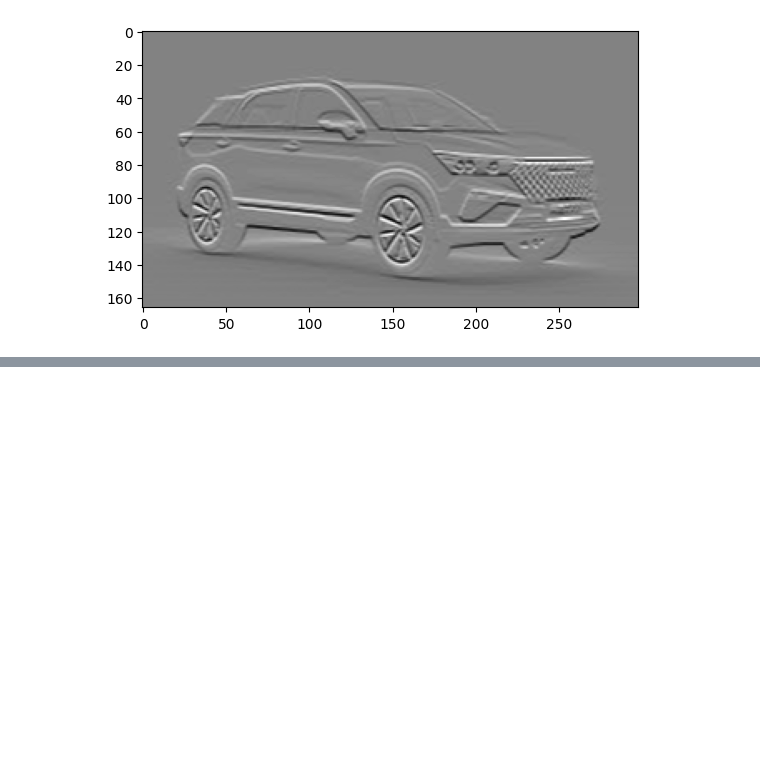
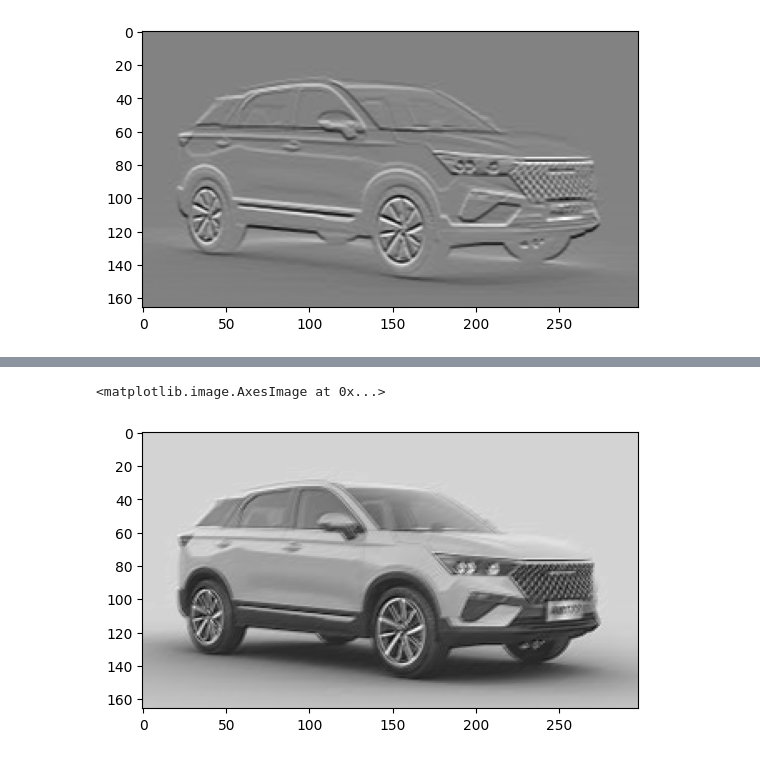
Before and after one commit to syedshahlal/Understanding_Computer_Vision, a Jupyter notebook: Understanding_Images_and_CV_basics.ipynb, the cells around one changed output, grey strips where cells are left out. Drawn from its saved outputs; the diff is of its cells as text; code cells hidden in the pictures; blank space fills up the shorter version.

```diff
--- a/Understanding_Images_and_CV_basics.ipynb
+++ b/Understanding_Images_and_CV_basics.ipynb
@@ -293,0 +307,6 @@ plt.imshow(result, cmap="gray")
+# %%
+result = simple_conv(imgFilter=random_f, picture=car1_cv2_BGR2GRAY)
+plt.imshow(result, cmap="gray")
+# %% [output]
+<matplotlib.image.AxesImage at 0x...>
+[figure, added]
```
Also changed, not shown: parts of 2 cells of this notebook.
